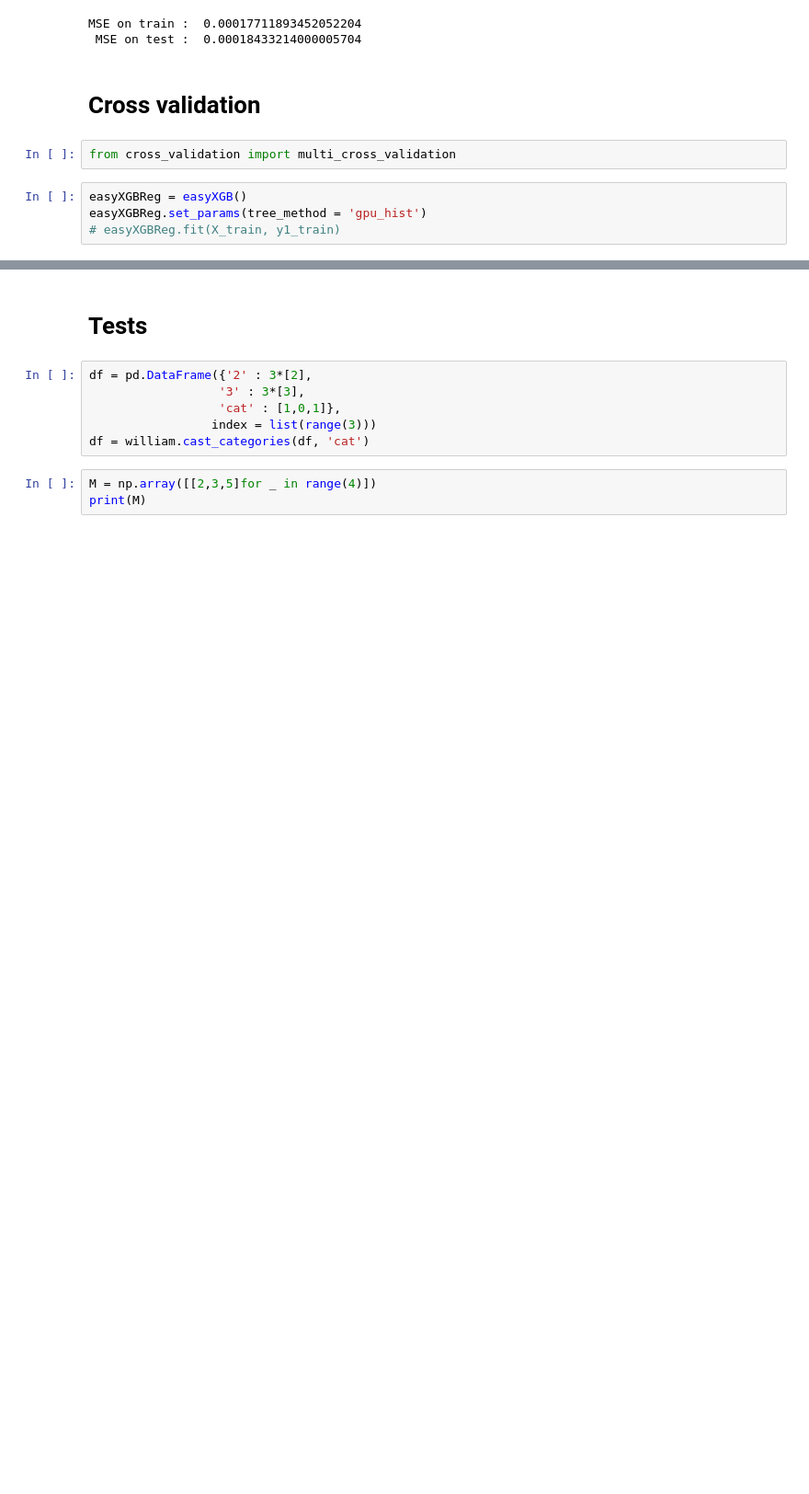
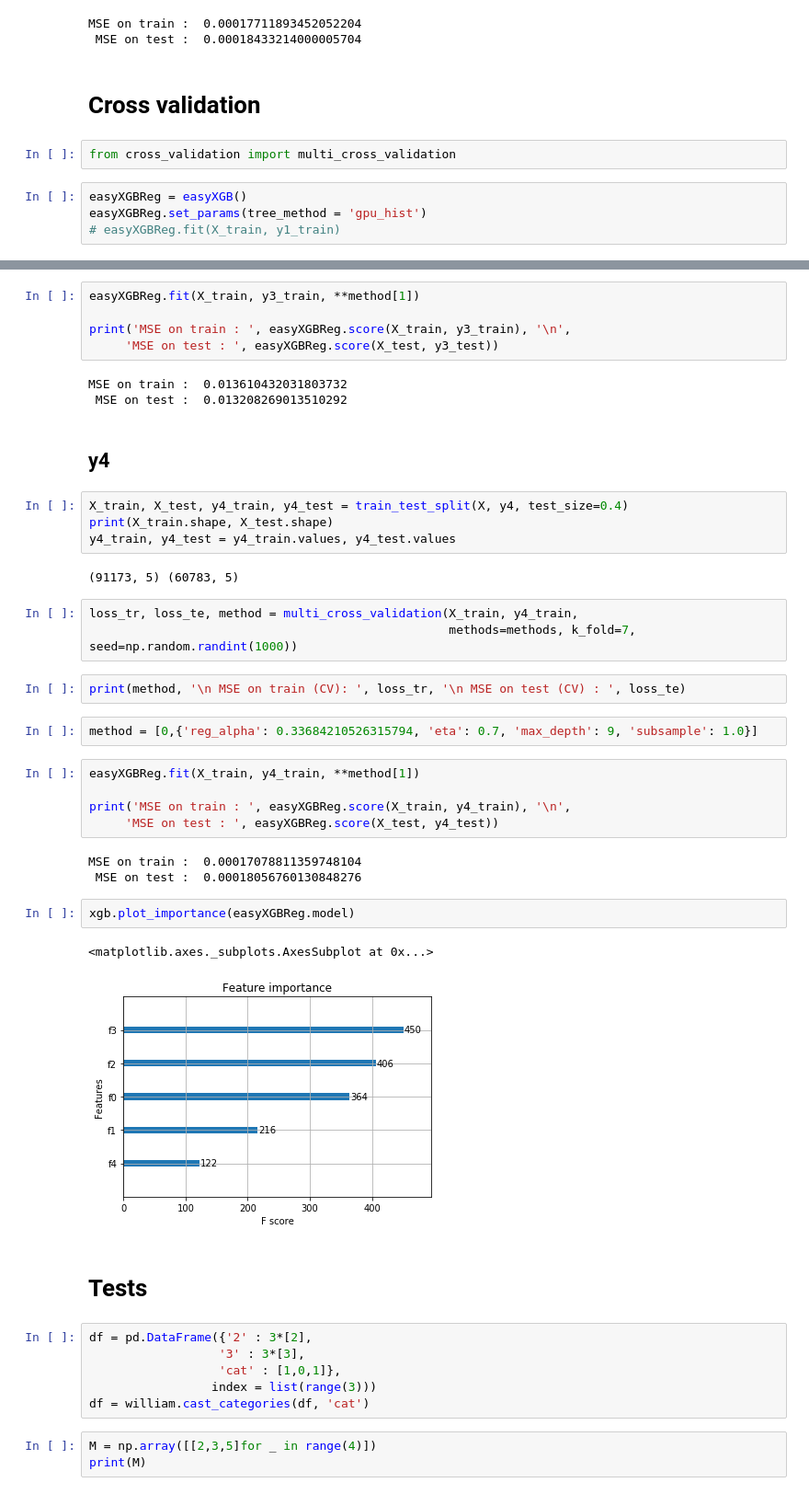
Before and after one commit to WilliamCappelletti/ML_CS433_project2, a Jupyter notebook: src/William_Notebook.ipynb, the cells around one changed output, grey strips where cells are left out. Shown at 92% size. Saved outputs shown, nothing was run; the diff lists cells and outputs as text; blank space fills up the shorter version.

```diff
--- a/src/William_Notebook.ipynb
+++ b/src/William_Notebook.ipynb
@@ -312,3 +400,39 @@ MSE on train :  0.00017315082154356677
+# %%
+easyXGBReg.fit(X_train, y3_train, **method[1])
+
+print('MSE on train : ', easyXGBReg.score(X_train, y3_train), '\n',
+     'MSE on test : ', easyXGBReg.score(X_test, y3_test))
+# %% [output]
+MSE on train :  0.013610432031803732
+ MSE on test :  0.013208269013510292
+# %% [markdown]
+## y4
+# %%
+X_train, X_test, y4_train, y4_test = train_test_split(X, y4, test_size=0.4)
+print(X_train.shape, X_test.shape)
+y4_train, y4_test = y4_train.values, y4_test.values
+# %% [output]
+(91173, 5) (60783, 5)
+# %%
+loss_tr, loss_te, method = multi_cross_validation(X_train, y4_train,
+                                                  methods=methods, k_fold=7, seed=np.random.randint(1000))
+# %%
+print(method, '\n MSE on train (CV): ', loss_tr, '\n MSE on test (CV) : ', loss_te)
+# %%
+method = [0,{'reg_alpha': 0.33684210526315794, 'eta': 0.7, 'max_depth': 9, 'subsample': 1.0}]
+# %%
+easyXGBReg.fit(X_train, y4_train, **method[1])
+
+print('MSE on train : ', easyXGBReg.score(X_train, y4_train), '\n',
+     'MSE on test : ', easyXGBReg.score(X_test, y4_test))
+# %% [output]
+MSE on train :  0.00017078811359748104
+ MSE on test :  0.00018056760130848276
+# %%
+xgb.plot_importance(easyXGBReg.model)
+# %% [output]
+<matplotlib.axes._subplots.AxesSubplot at 0x...>
+[figure, added]
 # %% [markdown]
 # Tests
 # %%
```
Also changed, not shown: parts of 17 cells of this notebook, 1 other file.
